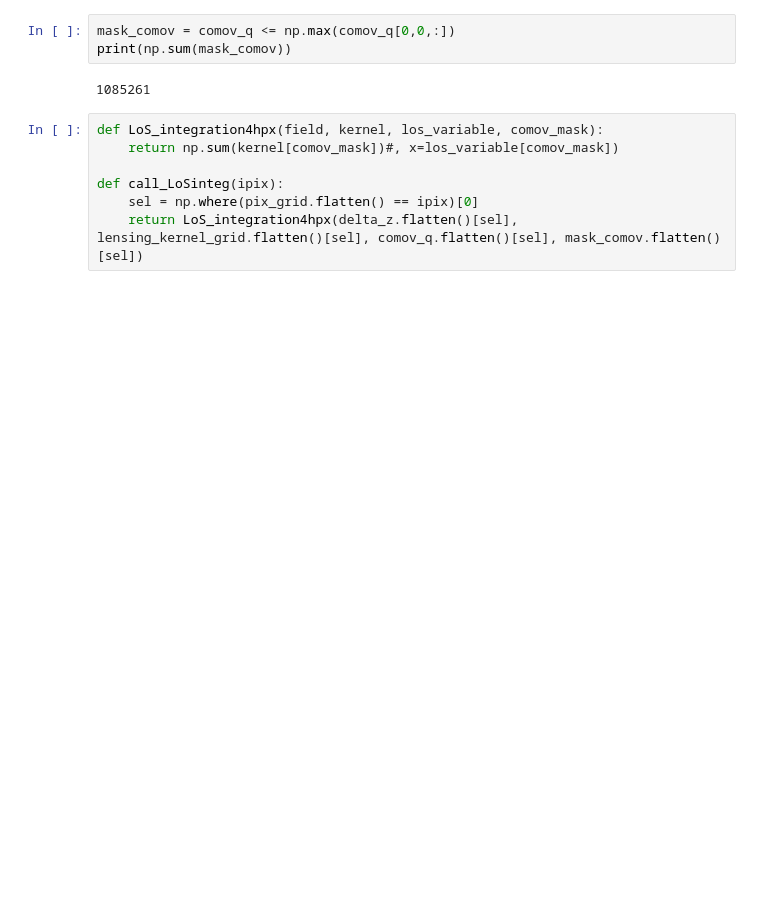
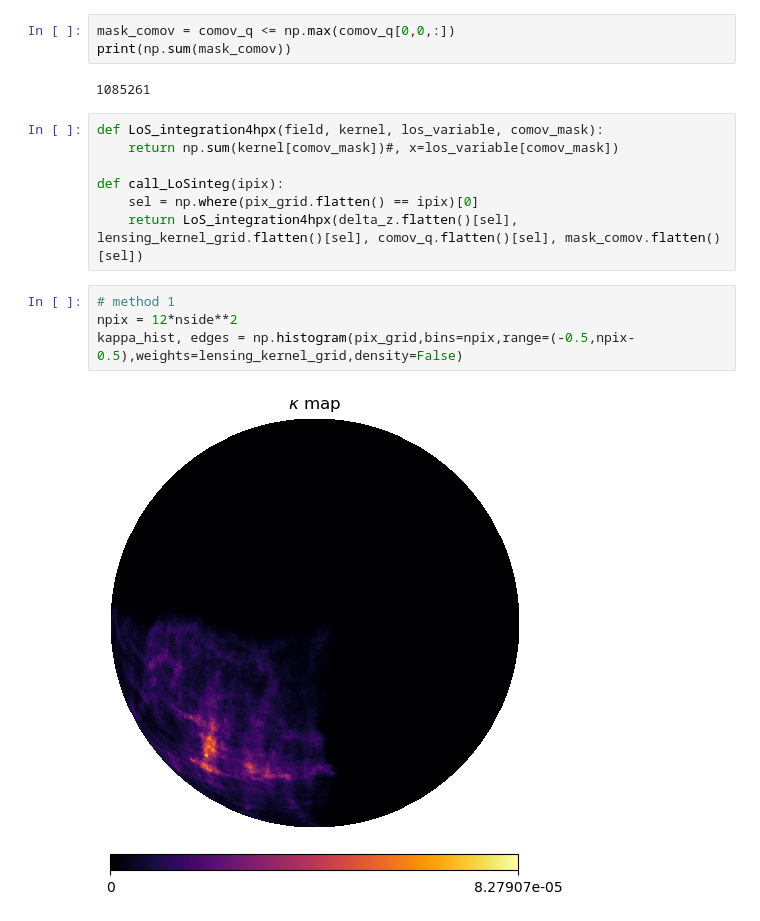
Before and after one commit to exgalsky/lptmap, a Jupyter notebook: py/webskylpt/toy_model_code/light_cone.ipynb, the cells around one changed output. Saved outputs shown, nothing was run; the diff lists cells and outputs as text; blank space fills up the shorter version.

```diff
--- a/py/webskylpt/toy_model_code/light_cone.ipynb
+++ b/py/webskylpt/toy_model_code/light_cone.ipynb
@@ -166,4 +154,10 @@ def LoS_integration4hpx(field, kernel, los_variable, comov_mask):
 def call_LoSinteg(ipix):
     sel = np.where(pix_grid.flatten() == ipix)[0]
     return LoS_integration4hpx(delta_z.flatten()[sel], lensing_kernel_grid.flatten()[sel], comov_q.flatten()[sel], mask_comov.flatten()[sel])
+# %%
+# method 1
+npix = 12*nside**2
+kappa_hist, edges = np.histogram(pix_grid,bins=npix,range=(-0.5,npix-0.5),weights=lensing_kernel_grid,density=False)
+# %% [output]
+[figure, added]
 # %%
```
Also changed, not shown: parts of 14 cells of this notebook.
